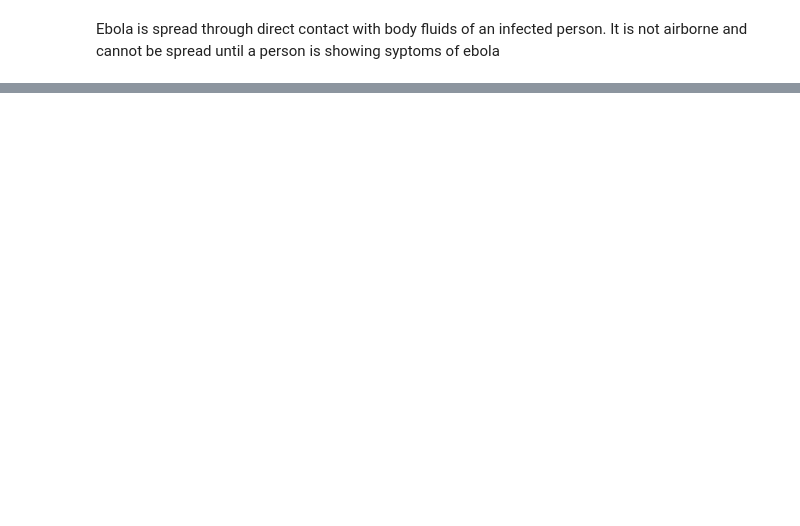
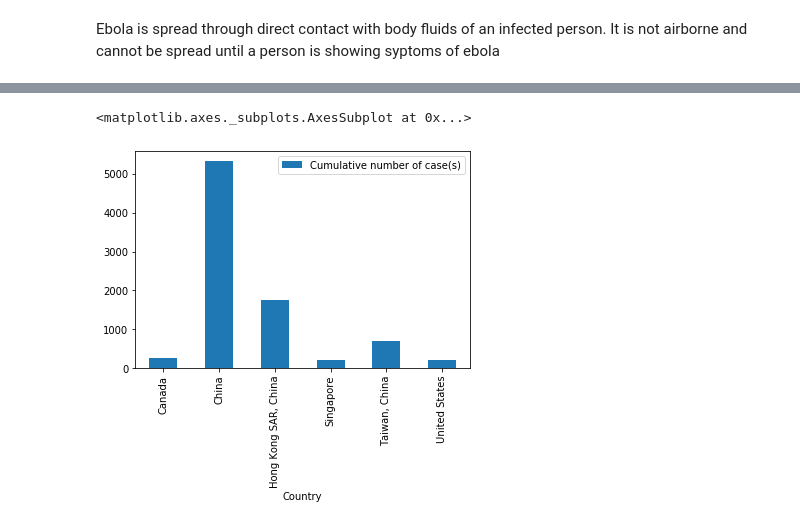
Before and after one commit to erharker/Json-s-and-the-pretty-pprintcesses, a Jupyter notebook: sars-ebola.ipynb, the cells around one changed output, grey strips where cells are left out. Cells and saved outputs as stored; diff of their text form; code cells hidden in the pictures; blank space fills up the shorter version.

```diff
--- a/sars-ebola.ipynb
+++ b/sars-ebola.ipynb
@@ -328,0 +331,14 @@ Ebola is spread through direct contact with body fluids of an infected person. I
+# %%
+import matplotlib.pyplot as plt
+import pandas as pd
+import scipy.stats as st
+import numpy as np
+
+# output_data_file = "C:\\Users\\Ryan\\Desktop\\SARS.csv"
+output_data_file = "Resources/SARS.csv"
+with open(output_data_file, "r", encoding="utf-8") as read_file:
+    sarsData = pd.read_csv(read_file)
+
+sarsDF = pd.DataFrame(sarsData)
+
+sarsDF
@@ -328,0 +359,8 @@ Ebola is spread through direct contact with body fluids of an infected person. I
+# %%
+newdf = sarsDF.groupby("Country")["Cumulative number of case(s)"].max()
+
+newdf = pd.DataFrame(newdf).reset_index()
+
+topdf = newdf.loc[newdf["Cumulative number of case(s)"] >= 100]
+
+topdf
@@ -328,0 +375,7 @@ Ebola is spread through direct contact with body fluids of an infected person. I
+# %%
+barplot = topdf.plot.bar(x="Country", y="Cumulative number of case(s)")
+
+barplot
+# %% [output]
+<matplotlib.axes._subplots.AxesSubplot at 0x...>
+[figure, added]
```
Also changed, not shown: parts of 26 cells of this notebook, 4 other files.
